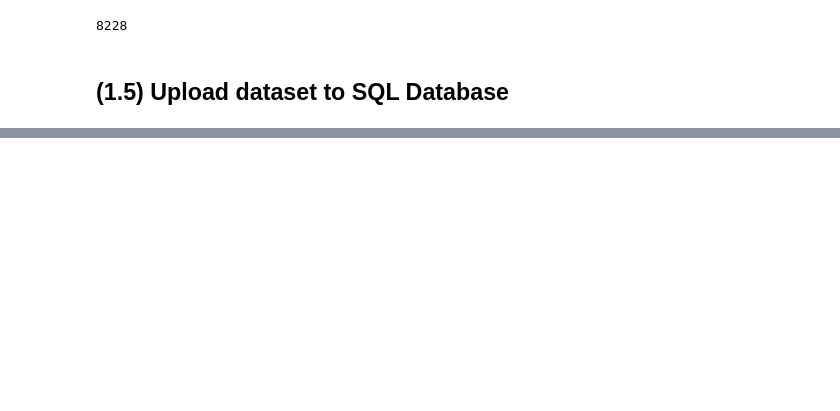
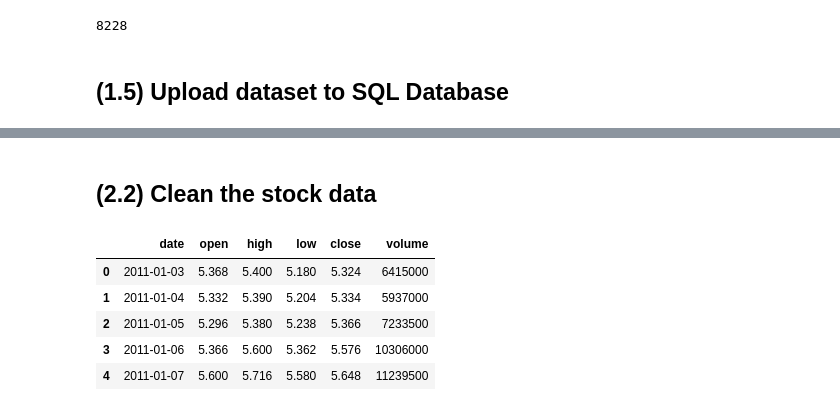
Before and after one commit to Gobi1616/Datalogy_Final, a Jupyter notebook: Cleaning_preprocessing_data.ipynb, the cells around one changed output, grey strips where cells are left out. Cells and saved outputs as stored; diff of their text form; code cells hidden in the pictures; blank space fills up the shorter version.

```diff
--- a/Cleaning_preprocessing_data.ipynb
+++ b/Cleaning_preprocessing_data.ipynb
@@ -262,0 +287,13 @@ df_tweets_clean.to_sql('tweets_text', engine, if_exists ='replace',method='multi
+# %% [markdown]
+## (2.2) Clean the stock data
+# %%
+# Drop adjclose column
+tesla_df = tesla_df.drop(columns=["adjclose", "ticker"])
+tesla_df.head()
+# %% [output]
+|  | date | open | high | low | close | volume |
+| 0 | 2011-01-03 | 5.368 | 5.400 | 5.180 | 5.324 | 6415000 |
+| 1 | 2011-01-04 | 5.332 | 5.390 | 5.204 | 5.334 | 5937000 |
+| 2 | 2011-01-05 | 5.296 | 5.380 | 5.238 | 5.366 | 7233500 |
+| 3 | 2011-01-06 | 5.366 | 5.600 | 5.362 | 5.576 | 10306000 |
+| 4 | 2011-01-07 | 5.600 | 5.716 | 5.580 | 5.648 | 11239500 |
```
Also changed, not shown: parts of 13 cells of this notebook, 3 other files.
